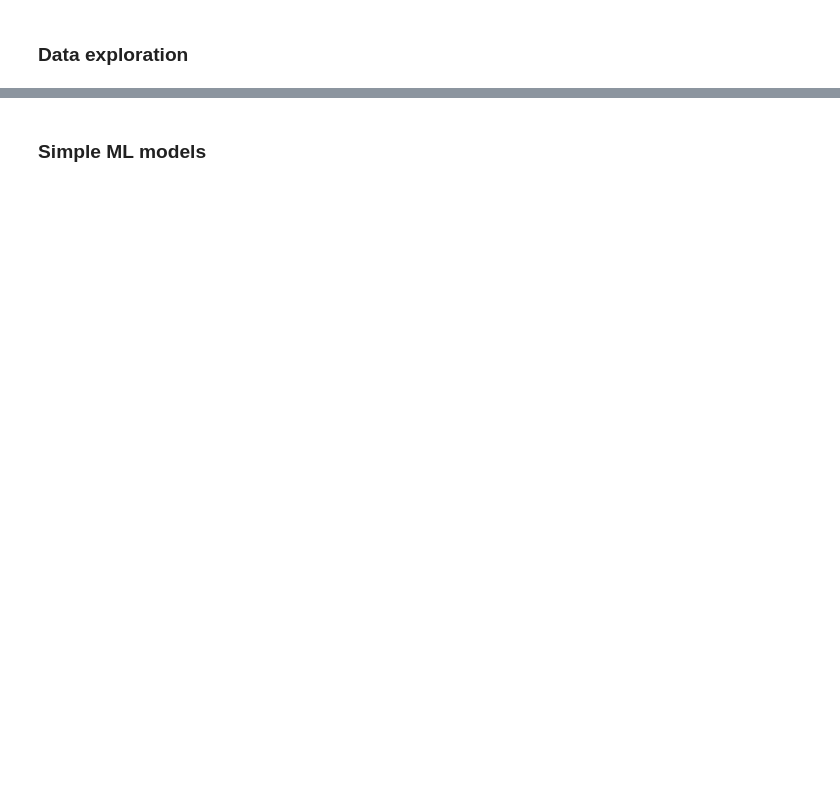
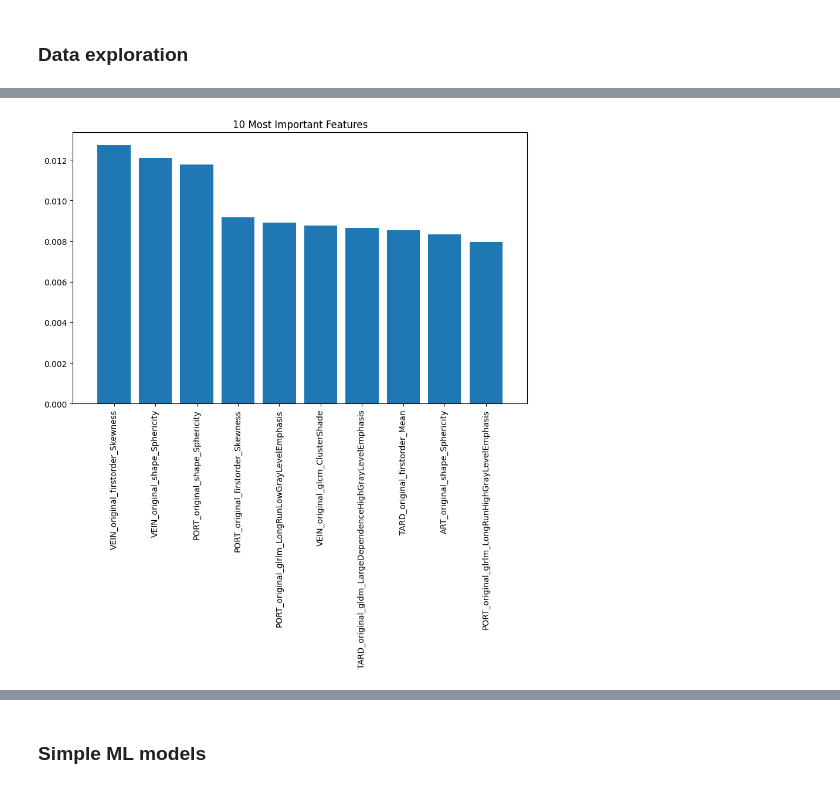
Before and after one commit to LaFerraille/Liver-cancer-detection, a Jupyter notebook: main.ipynb, the cells around one changed output, grey strips where cells are left out. Saved outputs shown, nothing was run; the diff lists cells and outputs as text; code cells hidden in the pictures; blank space fills up the shorter version.

```diff
--- a/main.ipynb
+++ b/main.ipynb
@@ -59,0 +74,4 @@ Shape of y: (117,)
+# %%
+plot_feature_importances(X, y, k=10)
+# %% [output]
+[figure, added]
```
Also changed, not shown: parts of 34 cells of this notebook, 8 other files.
